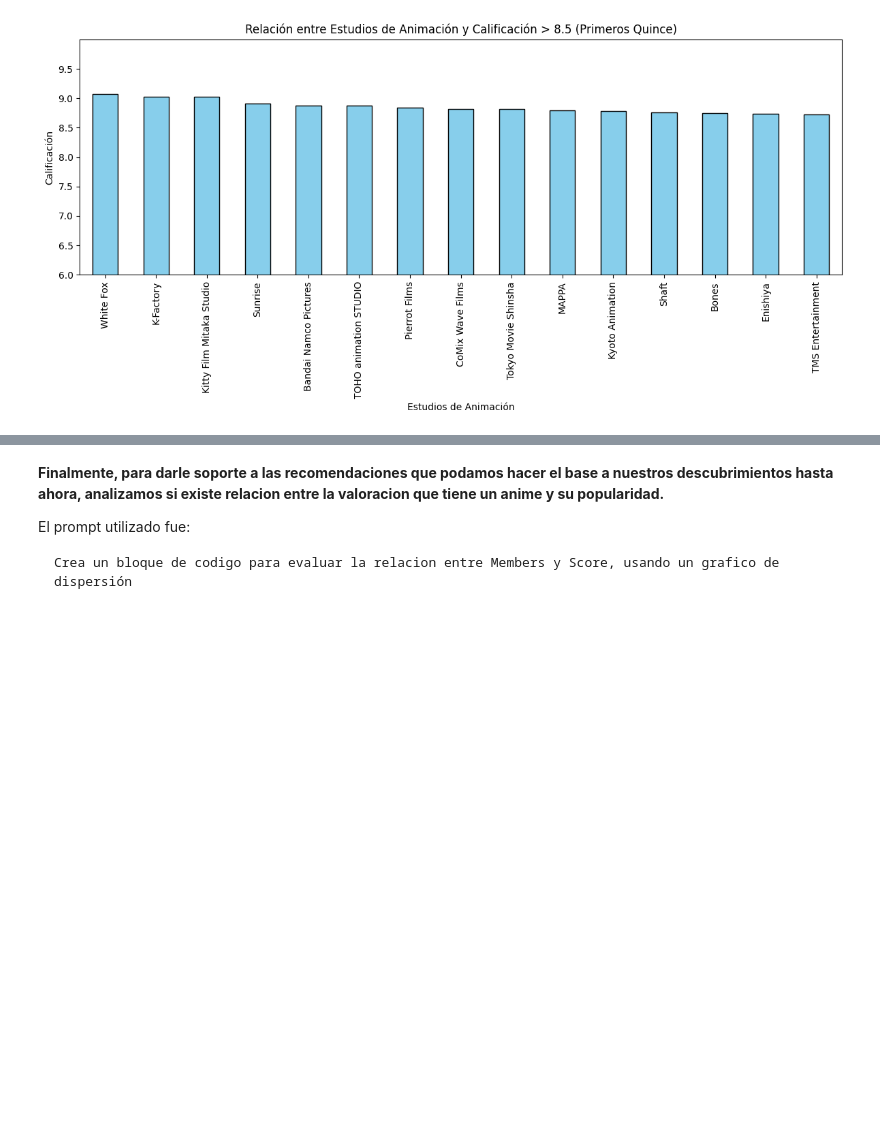
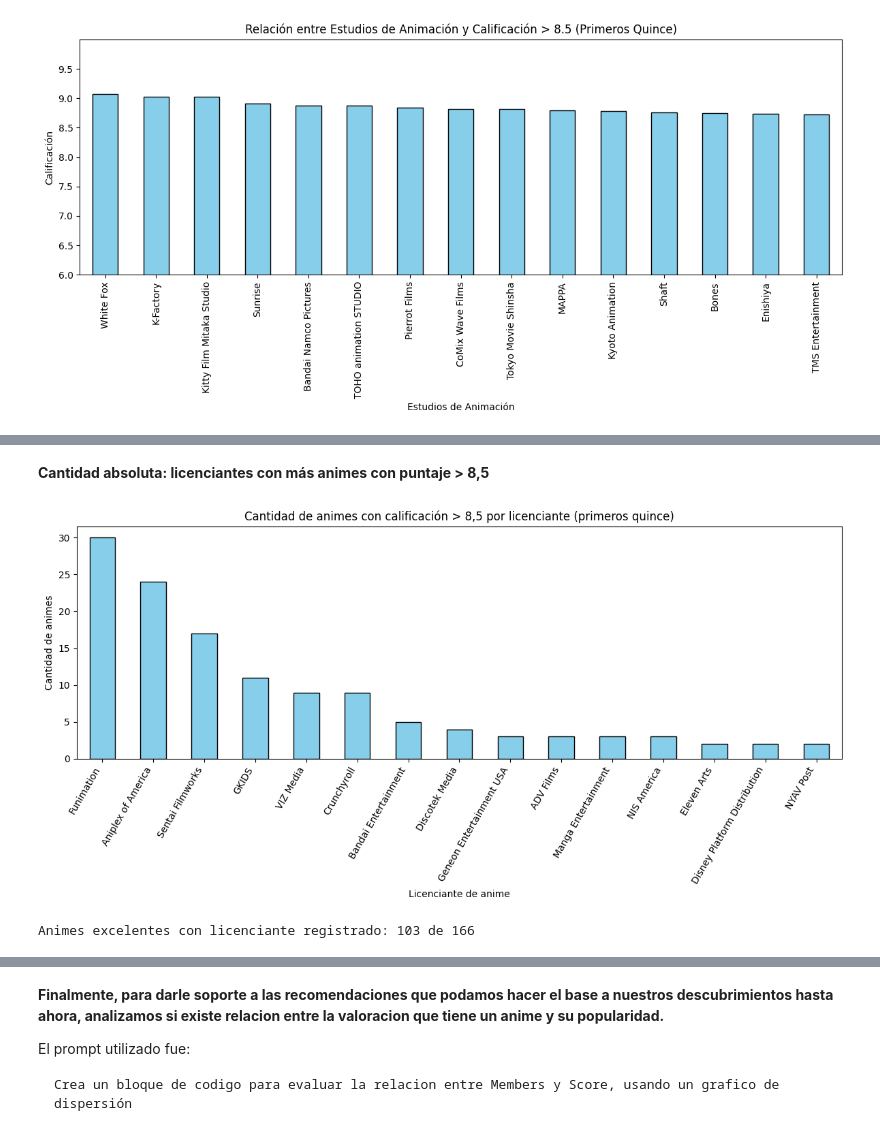
Before and after one commit to bondiolandia/TP_Laboratorio_de_M-todos_Cuantitativos_2026, a Jupyter notebook: notebook_Evolucion_del_Anime.ipynb, the cells around one changed output, grey strips where cells are left out. Drawn from its saved outputs; the diff is of its cells as text; code cells hidden in the pictures; blank space fills up the shorter version.

```diff
--- a/notebook_Evolucion_del_Anime.ipynb
+++ b/notebook_Evolucion_del_Anime.ipynb
@@ -770,0 +793,23 @@ plt.show()
+# %% [markdown]
+**Cantidad absoluta: licenciantes con más animes con puntaje > 8,5**
+# %%
+# Animes "excelentes" (puntaje > 8,5), separando los licenciantes en una fila por cada uno
+excelentes = anime[anime["Score"] > 8.5]
+lic_exc = excelentes.assign(Licensors=excelentes["Licensors"].str.split(", ")).explode("Licensors")
+
+cant_lic = lic_exc["Licensors"].value_counts().head(15)
+
+plt.figure(figsize=(12, 6))
+cant_lic.plot(kind="bar", color="skyblue", edgecolor="black")
+plt.title("Cantidad de animes con calificación > 8,5 por licenciante (primeros quince)")
+plt.xlabel("Licenciante de anime")
+plt.ylabel("Cantidad de animes")
+plt.xticks(rotation=60, ha="right")
+plt.tight_layout()
+plt.savefig("cantidad_excelentes_por_licenciante.png", dpi=150)
+plt.show()
+
+print(f"Animes excelentes con licenciante registrado: {excelentes['Licensors'].notna().sum()} de {len(excelentes)}")
+# %% [output]
+[figure, added]
+Animes excelentes con licenciante registrado: 103 de 166
```
Also changed, not shown: parts of 15 cells of this notebook.
